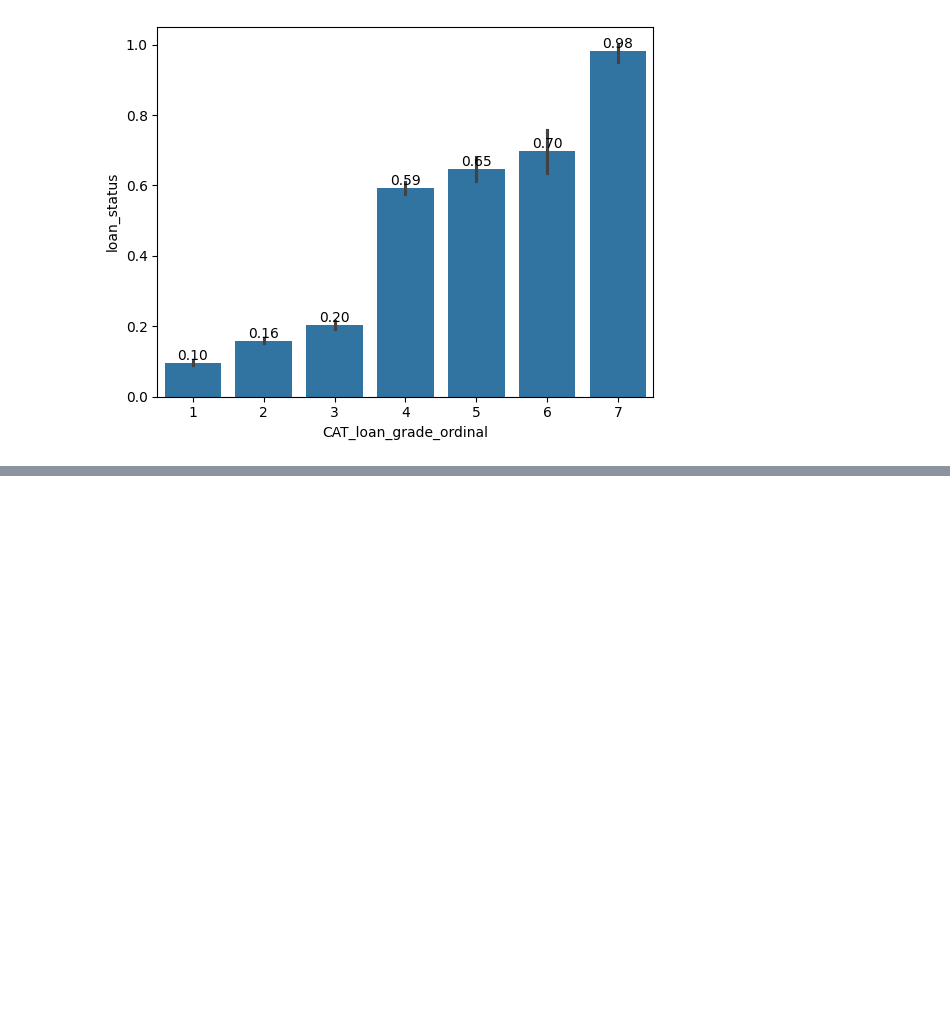
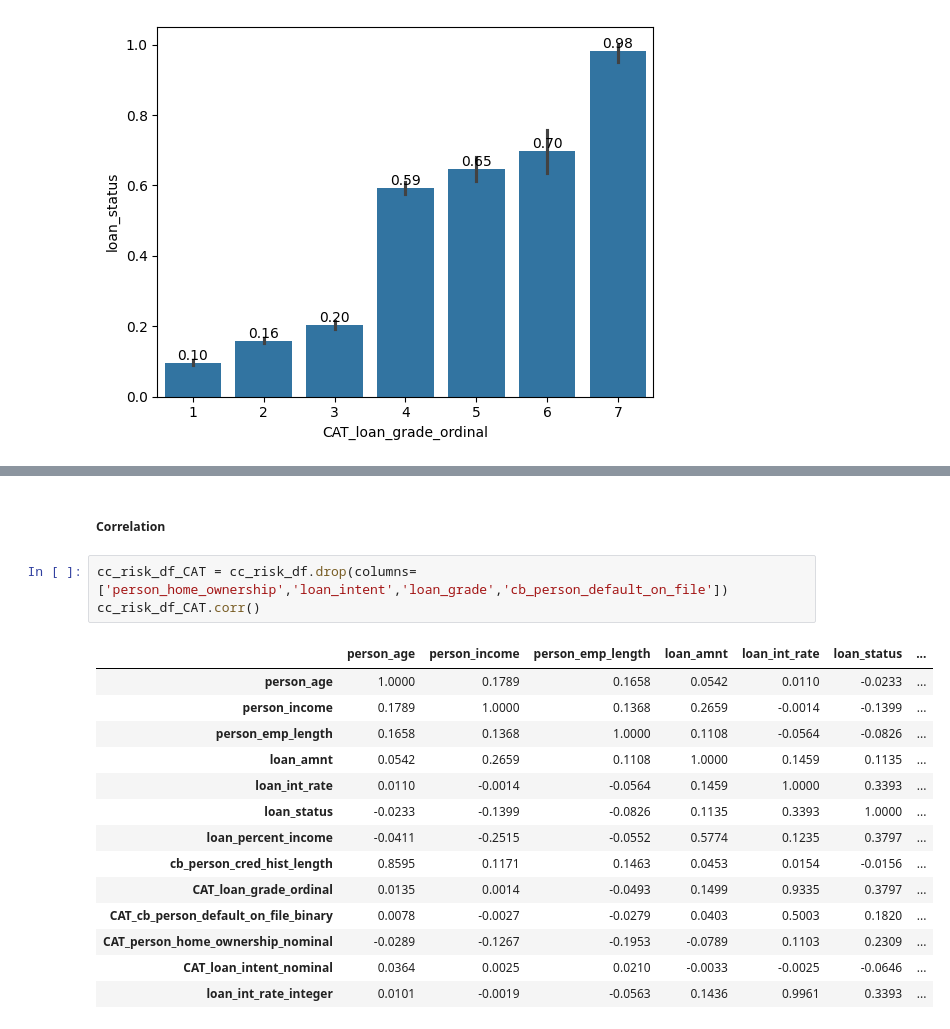
Before and after one commit to andre-bu-gitdev/O2_AI_for_Leaders_dx699, a Jupyter notebook: Milestone_4/M4 Functions.ipynb, the cells around one changed output, grey strips where cells are left out. Saved outputs shown, nothing was run; the diff lists cells and outputs as text; blank space fills up the shorter version.

```diff
--- a/Milestone_4/M4 Functions.ipynb
+++ b/Milestone_4/M4 Functions.ipynb
@@ -1231,0 +1362,20 @@ for container in ax.containers:
+# %% [markdown]
+##### Correlation
+# %%
+cc_risk_df_CAT = cc_risk_df.drop(columns=['person_home_ownership','loan_intent','loan_grade','cb_person_default_on_file'])
+cc_risk_df_CAT.corr()
+# %% [output]
+|  | person_age | person_income | person_emp_length | loan_amnt | loan_int_rate | loan_status | ... |
+| person_age | 1.0000 | 0.1789 | 0.1658 | 0.0542 | 0.0110 | -0.0233 | ... |
+| person_income | 0.1789 | 1.0000 | 0.1368 | 0.2659 | -0.0014 | -0.1399 | ... |
+| person_emp_length | 0.1658 | 0.1368 | 1.0000 | 0.1108 | -0.0564 | -0.0826 | ... |
+| loan_amnt | 0.0542 | 0.2659 | 0.1108 | 1.0000 | 0.1459 | 0.1135 | ... |
+| loan_int_rate | 0.0110 | -0.0014 | -0.0564 | 0.1459 | 1.0000 | 0.3393 | ... |
+| loan_status | -0.0233 | -0.1399 | -0.0826 | 0.1135 | 0.3393 | 1.0000 | ... |
+| loan_percent_income | -0.0411 | -0.2515 | -0.0552 | 0.5774 | 0.1235 | 0.3797 | ... |
+| cb_person_cred_hist_length | 0.8595 | 0.1171 | 0.1463 | 0.0453 | 0.0154 | -0.0156 | ... |
+| CAT_loan_grade_ordinal | 0.0135 | 0.0014 | -0.0493 | 0.1499 | 0.9335 | 0.3797 | ... |
+| CAT_cb_person_default_on_file_binary | 0.0078 | -0.0027 | -0.0279 | 0.0403 | 0.5003 | 0.1820 | ... |
+| CAT_person_home_ownership_nominal | -0.0289 | -0.1267 | -0.1953 | -0.0789 | 0.1103 | 0.2309 | ... |
+| CAT_loan_intent_nominal | 0.0364 | 0.0025 | 0.0210 | -0.0033 | -0.0025 | -0.0646 | ... |
+| loan_int_rate_integer | 0.0101 | -0.0019 | -0.0563 | 0.1436 | 0.9961 | 0.3393 | ... |
```
Also changed, not shown: parts of 11 cells of this notebook.
